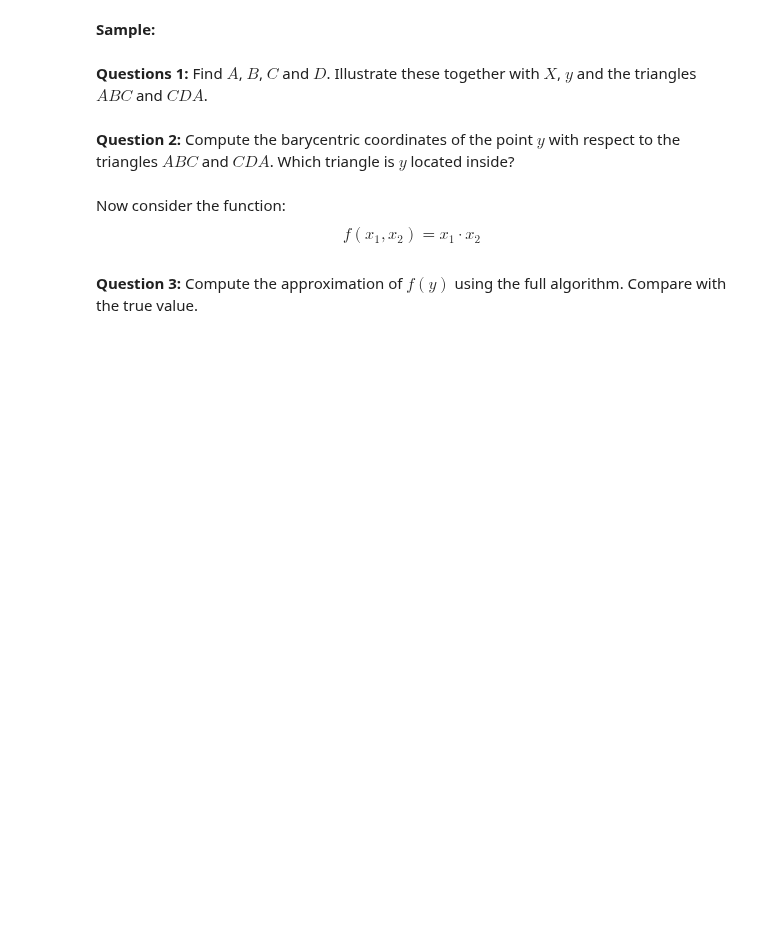
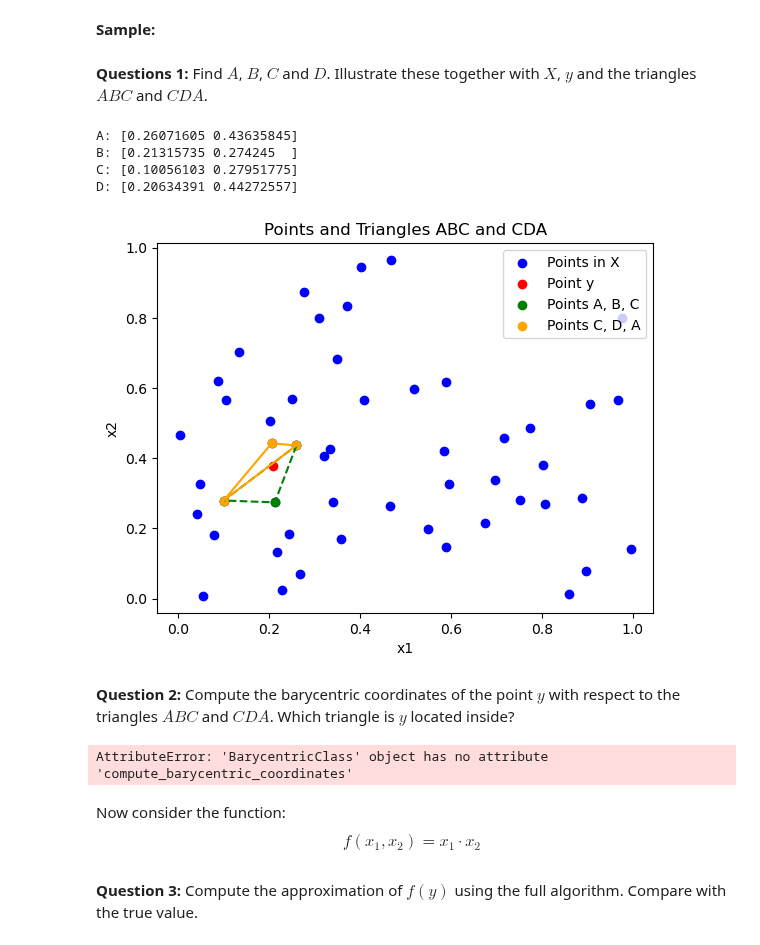
Before and after one commit to NumEconCopenhagen/projects-2024-zgc373-og-pgj472, a Jupyter notebook: examproject/exam_2024.ipynb, the cells around one changed output. Cells and saved outputs as stored; diff of their text form; code cells hidden in the pictures; blank space fills up the shorter version.

```diff
--- a/examproject/exam_2024.ipynb
+++ b/examproject/exam_2024.ipynb
@@ -331,7 +331,18 @@ y = rng.uniform(size=(2,))
+# %%
+BarycentricClass().plot_points_and_triangles()
+# %% [output]
+A: [0.26071605 0.43635845]
+B: [0.21315735 0.274245  ]
+C: [0.10056103 0.27951775]
+D: [0.20634391 0.44272557]
+[figure, added]
 # %% [markdown]
 **Question 2:** Compute the barycentric coordinates of the point $y$ with respect to the triangles $ABC$ and $CDA$. Which triangle is $y$ located inside?
 # %%
 # write your answer here
+BarycentricClass().compute_barycentric_coordinates()
+# %% [output]
+AttributeError: 'BarycentricClass' object has no attribute 'compute_barycentric_coordinates'
 # %% [markdown]
 Now consider the function:
 $$
```
Also changed, not shown: parts of 5 cells of this notebook, 1 other file.
